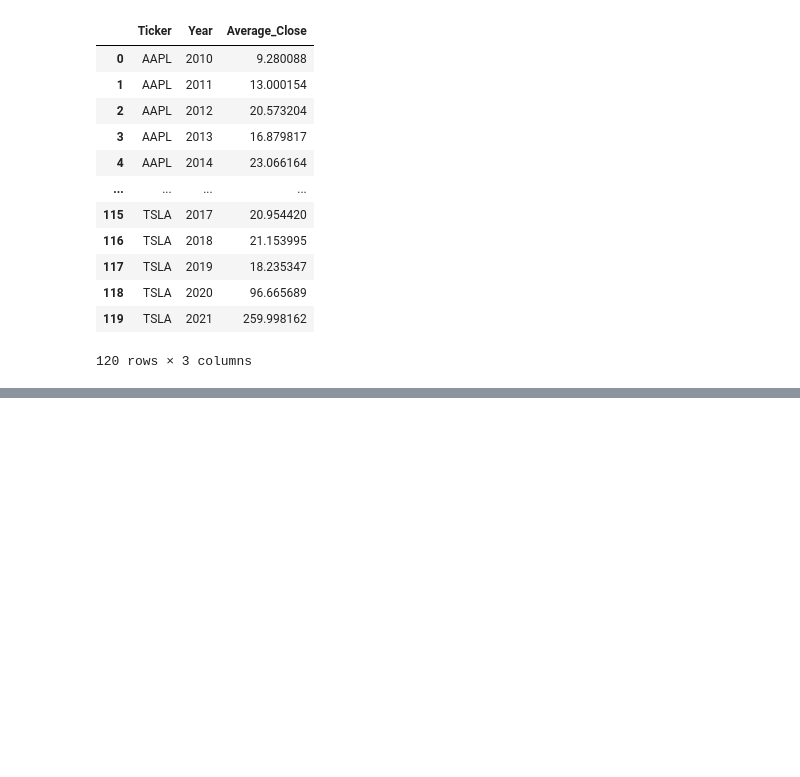
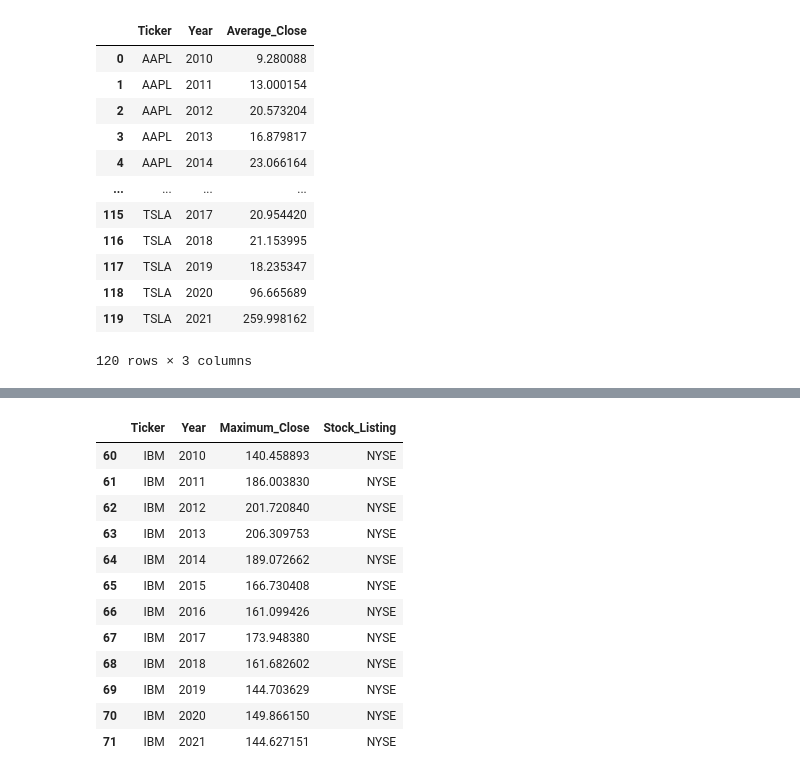
Before and after one commit to salvarenga25/StockMarket_Project, a Jupyter notebook: Stock_Analysis(Closing_Prices).ipynb, the cells around one changed output, grey strips where cells are left out. Cells and saved outputs as stored; diff of their text form; code cells hidden in the pictures; blank space fills up the shorter version.

```diff
--- a/Stock_Analysis(Closing_Prices).ipynb
+++ b/Stock_Analysis(Closing_Prices).ipynb
@@ -122,0 +260,15 @@ See the caveats in the documentation: https://pandas.pydata.org/pandas-docs/stab
+# %%
+# Extract the year from the 'Date' column and store it in a new column 'Year'
+stocks_filtered_df['Year'] = stocks_filtered_df['Date'].dt.year
+
+# Group the DataFrame by 'Ticker' and 'Year' and calculate the mean of the 'Close' column for each group
+max_close_by_ticker_year = stocks_filtered_df.groupby(['Ticker', 'Year'])['Close'].max()
+
+# Reset the index to make 'Ticker' and 'Year' regular columns
+max_close_by_ticker_year = max_close_by_ticker_year.reset_index()
+
+# Rename the columns for clarity
+max_close_by_ticker_year.columns = ['Ticker', 'Year', 'Maximum_Close']
+
+# Display the resulting DataFrame
+max_close_by_ticker_year
@@ -122,0 +298,19 @@ See the caveats in the documentation: https://pandas.pydata.org/pandas-docs/stab
+# %%
+
+# Define your categorization logic as a function
+def categorize_ticker(ticker_symbol):
+    if ticker_symbol in ['AAPL', 'AMZN', 'CSCO', 'EBAY', 'GOOG', 'MSFT', 'NVDA','TSLA']:
+        return "NASDAQ"
+    elif ticker_symbol in ["T", "IBM"]:
+        return "NYSE"
+    else:
+        return "Other"
+# Create a new column to store the categories
+max_close_by_ticker_year["Stock_Listing"] = None
+# Use a for loop to categorize ticker symbols
+for index, row in max_close_by_ticker_year.iterrows():
+    ticker_symbol = row["Ticker"]
+    category = categorize_ticker(ticker_symbol)
+    max_close_by_ticker_year.at[index, "Stock_Listing"] = category
+# Print the resulting DataFrame
+print(max_close_by_ticker_year)
@@ -122,0 +332,16 @@ See the caveats in the documentation: https://pandas.pydata.org/pandas-docs/stab
+# %%
+max_close_by_ticker_year.loc[max_close_by_ticker_year['Ticker']=="IBM"]
+# %% [output]
+|  | Ticker | Year | Maximum_Close | Stock_Listing |
+| 60 | IBM | 2010 | 140.458893 | NYSE |
+| 61 | IBM | 2011 | 186.003830 | NYSE |
+| 62 | IBM | 2012 | 201.720840 | NYSE |
+| 63 | IBM | 2013 | 206.309753 | NYSE |
+| 64 | IBM | 2014 | 189.072662 | NYSE |
+| 65 | IBM | 2015 | 166.730408 | NYSE |
+| 66 | IBM | 2016 | 161.099426 | NYSE |
+| 67 | IBM | 2017 | 173.948380 | NYSE |
+| 68 | IBM | 2018 | 161.682602 | NYSE |
+| 69 | IBM | 2019 | 144.703629 | NYSE |
+| 70 | IBM | 2020 | 149.866150 | NYSE |
+| 71 | IBM | 2021 | 144.627151 | NYSE |
```
Also changed, not shown: parts of 10 cells of this notebook, 1 other file.
